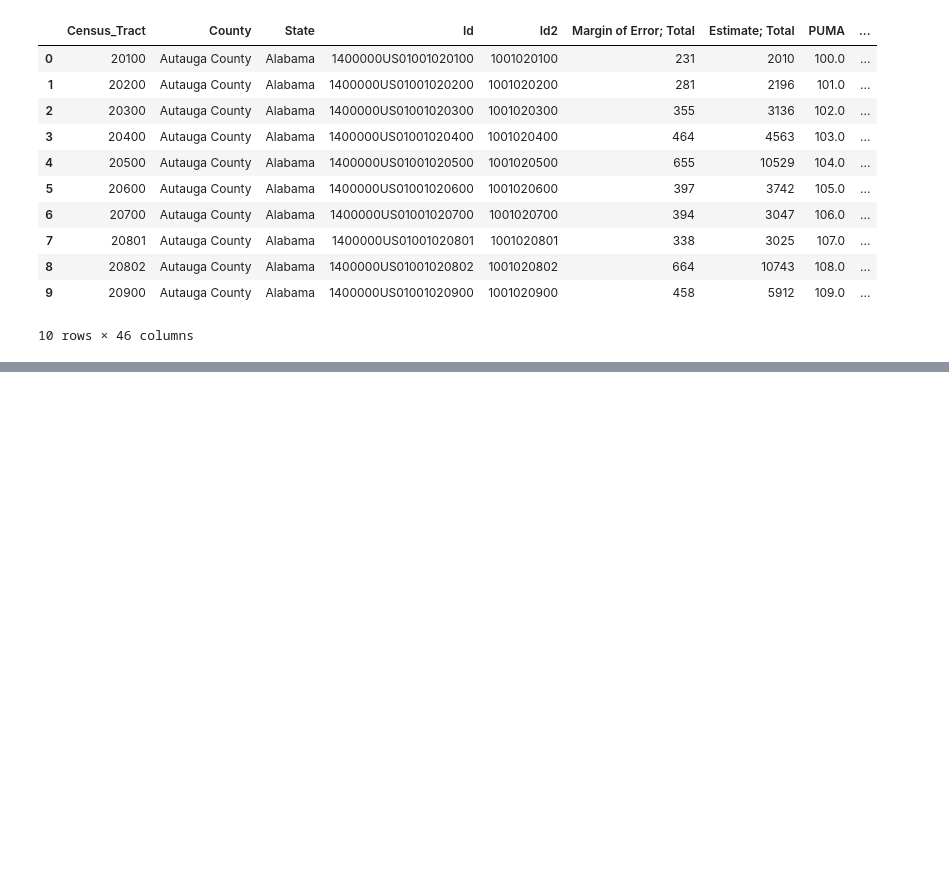
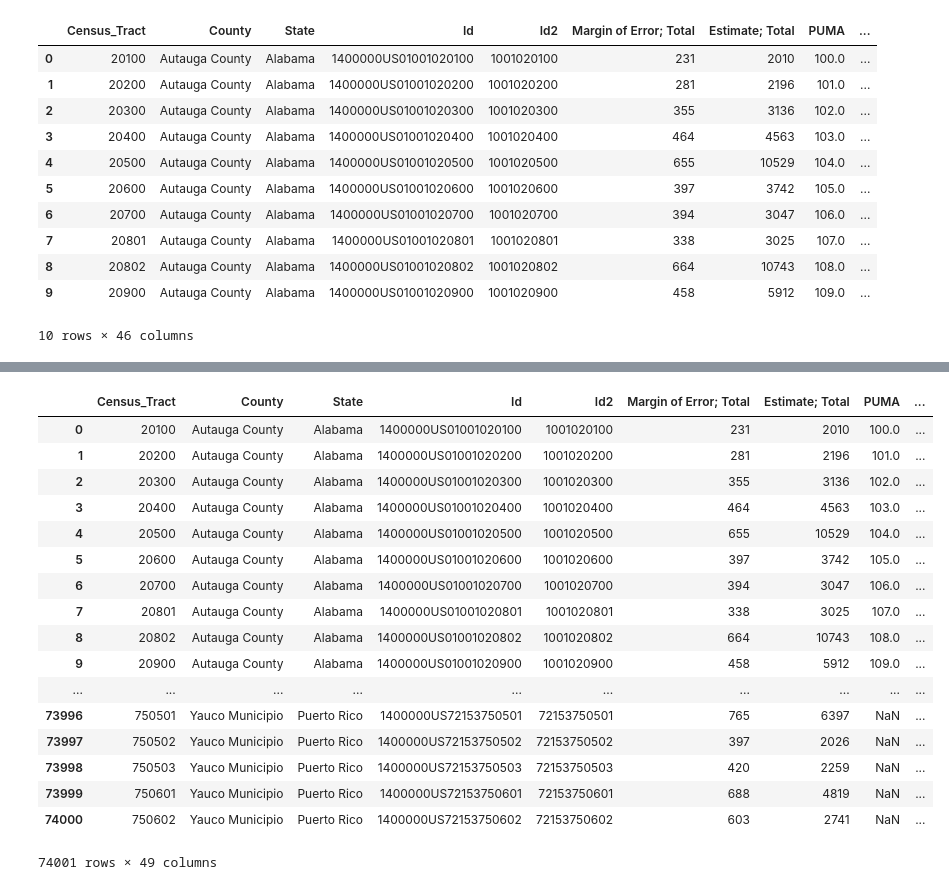
Before and after one commit to kmm2204/w209_final_project, a Jupyter notebook: Pipeline.ipynb, the cells around one changed output, grey strips where cells are left out. Saved outputs shown, nothing was run; the diff lists cells and outputs as text; code cells hidden in the pictures; blank space fills up the shorter version.

```diff
--- a/Pipeline.ipynb
+++ b/Pipeline.ipynb
@@ -17,15 +18,24 @@ import matplotlib.pyplot as plt
 
 **Dropbox for Data** - https://www.dropbox.com/sh/v3viqffuphbpvee/AACm5N4_c7jGzTPxiYbeNo1sa?dl=0
 # %%
+#pdb
+
+pdb = pd.read_csv("pdb2016trv8_us.csv", sep = ",", encoding = "latin-1",dtype={'tract':object})
+
 #acs 1 year estimate
-acs = pd.read_csv("ACS_16_5YR_B01003_with_all_states.csv", sep = ",", encoding = "latin-1", header = 1)
+#need to add new acs data from the acs notebook
+# acs = pd.read_csv("ACS_16_5YR_B01003_with_all_states.csv", sep = ",", encoding = "latin-1", header = 1, dtype={'tractcode': object})
 
 #fcc data
-fcc = pd.read_csv("fbd_us_without_satellite_dec2016_v1.csv", sep=",", encoding = "latin-1")
+fcc = pd.read_csv("tract_map_jun_2016.csv", sep=",", encoding = "latin-1", dtype={'tractcode': object})
 
-#IPUMs data broken out by PUMA Codes with Data Dictionary (DDI)
-#https://usa.ipums.org/usa-action/extract_requests/download, login: robert.y.deng@gmail.com // w209
+# IPUMs data broken out by PUMA Codes with Data Dictionary (DDI)
+# https://usa.ipums.org/usa-action/extract_requests/download, login: robert.y.deng@gmail.com // w209
 ipums = pd.read_csv("usa_00005.csv", sep=",", encoding="latin-1")
 
-#Puma to census tract converter, https://www.census.gov/geo/maps-data/data/centract_rel.html
+# Puma to census tract converter, https://www.census.gov/geo/maps-data/data/centract_rel.html
 ptc = pd.read_csv("2010_Census_Tract_to_2010_PUMA.txt", sep=',', encoding='latin-1')
+
+#shapefiles
+
+census_shp = gpd.read_file("Tract_2010Census_DP1.shp")
@@ -219,14 +276,14 @@ acs_to_merge.head()
 | 3 | 20400 | Autauga County | Alabama | 1400000US01001020400 | 1001020400 | 464 | 4563 |
 | 4 | 20500 | Autauga County | Alabama | 1400000US01001020500 | 1001020500 | 655 | 10529 |
 # %%
-acs_ipums = acs_to_merge.join(ipums_merged_ptc, lsuffix = "Census_Tract", rsuffix = "TRACTCE", how = "left", sort = True)
-acs_ipums = acs_ipums.drop(acs_ipums[["TRACTCE", "PUMA5CE"]], axis = 1)
+# acs_ipums = acs_to_merge.join(ipums_merged_ptc, lsuffix = "Census_Tract", rsuffix = "TRACTCE", how = "left", sort = True)
+# acs_ipums = acs_ipums.drop(acs_ipums[["TRACTCE", "PUMA5CE"]], axis = 1)
 
-print("\nacs_to_merge shape", acs_to_merge.shape,
-      "\nipums_merged_ptc shape", ipums_merged_ptc.shape,
-      "\nacs_ipums shape", acs_ipums.shape)
+# print("\nacs_to_merge shape", acs_to_merge.shape,
+#       "\nipums_merged_ptc shape", ipums_merged_ptc.shape,
+#       "\nacs_ipums shape", acs_ipums.shape)
 
-acs_ipums.head(n=10)
+# acs_ipums.head(n=10)
 # %% [output]
 acs_to_merge shape (74001, 7)
 ipums_merged_ptc shape (982, 41)
@@ -254,4 +322,25 @@ acs_ipums shape (74001, 46)
 # %%
-#master_merged = acs_ipums.merge(fcc_providers, left_on = "Census_Tract", right_on = "Census_Tract", how = "left")
+master_merged = acs_ipums.merge(fcc, left_on = "Census_Tract", right_on = "tractcode", how = "left")
+# %%
+master_merged
+# %% [output]
+|  | Census_Tract | County | State | Id | Id2 | Margin of Error; Total | Estimate; Total | PUMA | ... |
+| 0 | 20100 | Autauga County | Alabama | 1400000US01001020100 | 1001020100 | 231 | 2010 | 100.0 | ... |
+| 1 | 20200 | Autauga County | Alabama | 1400000US01001020200 | 1001020200 | 281 | 2196 | 101.0 | ... |
+| 2 | 20300 | Autauga County | Alabama | 1400000US01001020300 | 1001020300 | 355 | 3136 | 102.0 | ... |
+| 3 | 20400 | Autauga County | Alabama | 1400000US01001020400 | 1001020400 | 464 | 4563 | 103.0 | ... |
+| 4 | 20500 | Autauga County | Alabama | 1400000US01001020500 | 1001020500 | 655 | 10529 | 104.0 | ... |
+| 5 | 20600 | Autauga County | Alabama | 1400000US01001020600 | 1001020600 | 397 | 3742 | 105.0 | ... |
+| 6 | 20700 | Autauga County | Alabama | 1400000US01001020700 | 1001020700 | 394 | 3047 | 106.0 | ... |
+| 7 | 20801 | Autauga County | Alabama | 1400000US01001020801 | 1001020801 | 338 | 3025 | 107.0 | ... |
+| 8 | 20802 | Autauga County | Alabama | 1400000US01001020802 | 1001020802 | 664 | 10743 | 108.0 | ... |
+| 9 | 20900 | Autauga County | Alabama | 1400000US01001020900 | 1001020900 | 458 | 5912 | 109.0 | ... |
+| ... | ... | ... | ... | ... | ... | ... | ... | ... | ... |
+| 73996 | 750501 | Yauco Municipio | Puerto Rico | 1400000US72153750501 | 72153750501 | 765 | 6397 | NaN | ... |
+| 73997 | 750502 | Yauco Municipio | Puerto Rico | 1400000US72153750502 | 72153750502 | 397 | 2026 | NaN | ... |
+| 73998 | 750503 | Yauco Municipio | Puerto Rico | 1400000US72153750503 | 72153750503 | 420 | 2259 | NaN | ... |
+| 73999 | 750601 | Yauco Municipio | Puerto Rico | 1400000US72153750601 | 72153750601 | 688 | 4819 | NaN | ... |
+| 74000 | 750602 | Yauco Municipio | Puerto Rico | 1400000US72153750602 | 72153750602 | 603 | 2741 | NaN | ... |
+74001 rows × 49 columns
 # %%
 acs_ipums.to_csv("Master_Data.csv")
```
Also changed, not shown: parts of 15 cells of this notebook.
